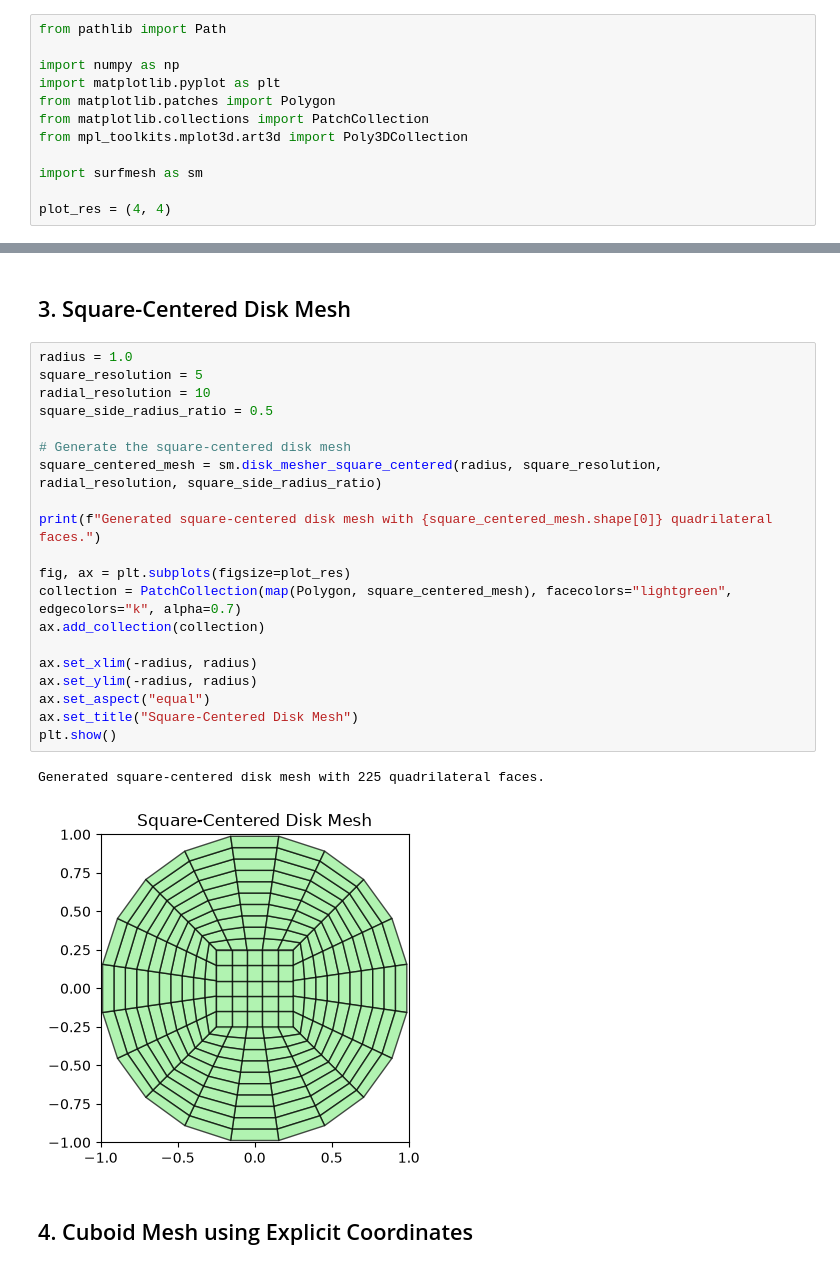
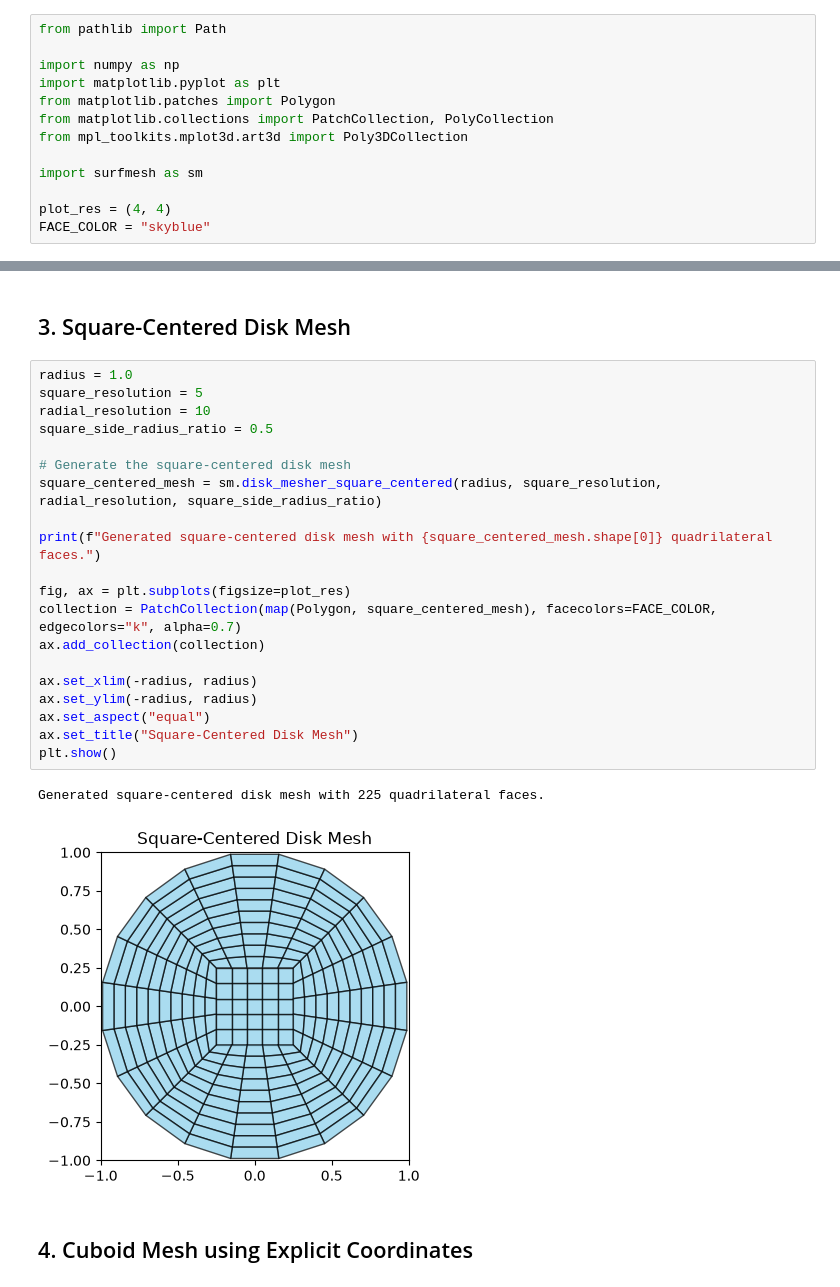
Before and after one commit to ckesanapalli/surfmesh, a Jupyter notebook: examples/README.ipynb, the cells around one changed output, grey strips where cells are left out. Drawn from its saved outputs; the diff is of its cells as text.

```diff
--- a/examples/README.ipynb
+++ b/examples/README.ipynb
@@ -66,12 +67,13 @@ from pathlib import Path
 import numpy as np
 import matplotlib.pyplot as plt
 from matplotlib.patches import Polygon
-from matplotlib.collections import PatchCollection
+from matplotlib.collections import PatchCollection, PolyCollection
 from mpl_toolkits.mplot3d.art3d import Poly3DCollection
 
 import surfmesh as sm
 
 plot_res = (4, 4)
+FACE_COLOR = "skyblue"
 # %% [markdown]
 ## 1. Mesh Between Two Edges
 # %%
@@ -127,26 +129,26 @@ Generated radial disk mesh with 200 quadrilateral faces.
 # %%
 radius = 1.0
 square_resolution = 5
 radial_resolution = 10
 square_side_radius_ratio = 0.5
 
 # Generate the square-centered disk mesh
 square_centered_mesh = sm.disk_mesher_square_centered(radius, square_resolution, radial_resolution, square_side_radius_ratio)
 
 print(f"Generated square-centered disk mesh with {square_centered_mesh.shape[0]} quadrilateral faces.")
 
 fig, ax = plt.subplots(figsize=plot_res)
-collection = PatchCollection(map(Polygon, square_centered_mesh), facecolors="lightgreen", edgecolors="k", alpha=0.7)
+collection = PatchCollection(map(Polygon, square_centered_mesh), facecolors=FACE_COLOR, edgecolors="k", alpha=0.7)
 ax.add_collection(collection)
 
 ax.set_xlim(-radius, radius)
 ax.set_ylim(-radius, radius)
 ax.set_aspect("equal")
 ax.set_title("Square-Centered Disk Mesh")
 plt.show()
 # %% [output]
 Generated square-centered disk mesh with 225 quadrilateral faces.
-[figure, old version]
+[figure, new version]
 # %% [markdown]
 ## 4. Cuboid Mesh using Explicit Coordinates
 # %%
```
Also changed, not shown: parts of 15 cells of this notebook, 26 other files.
